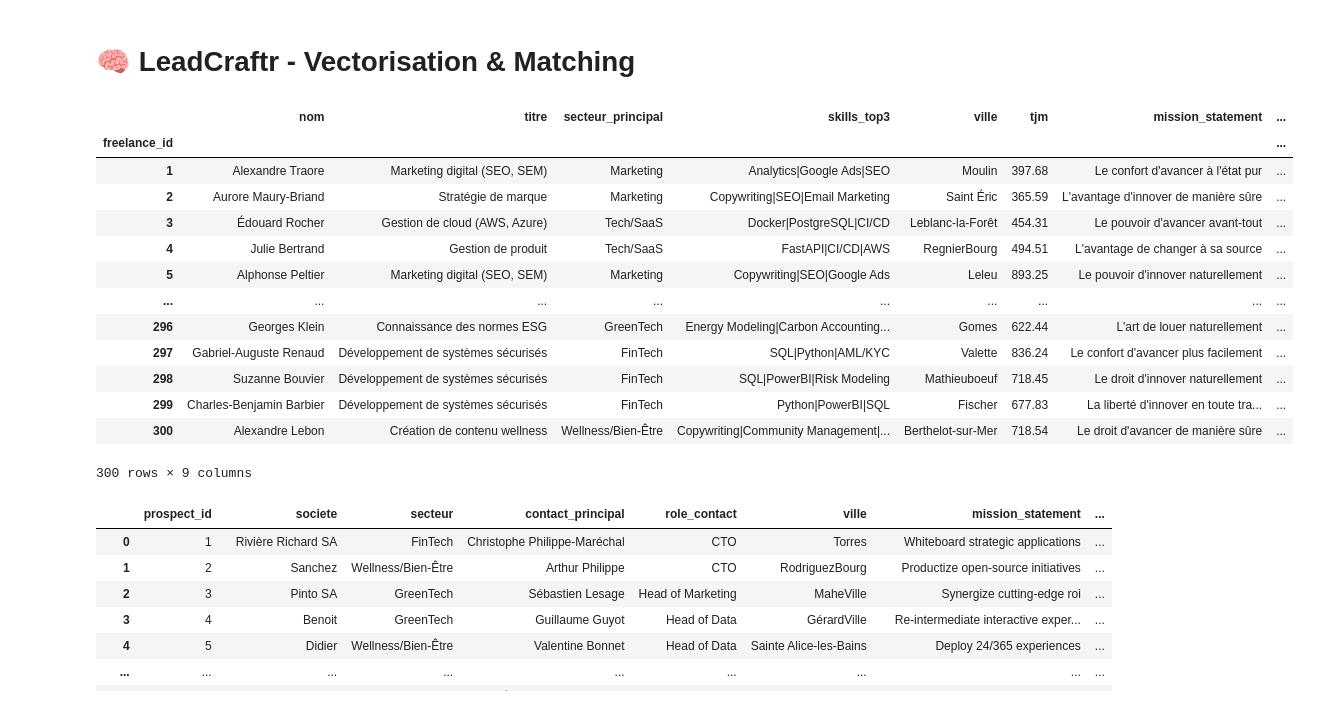
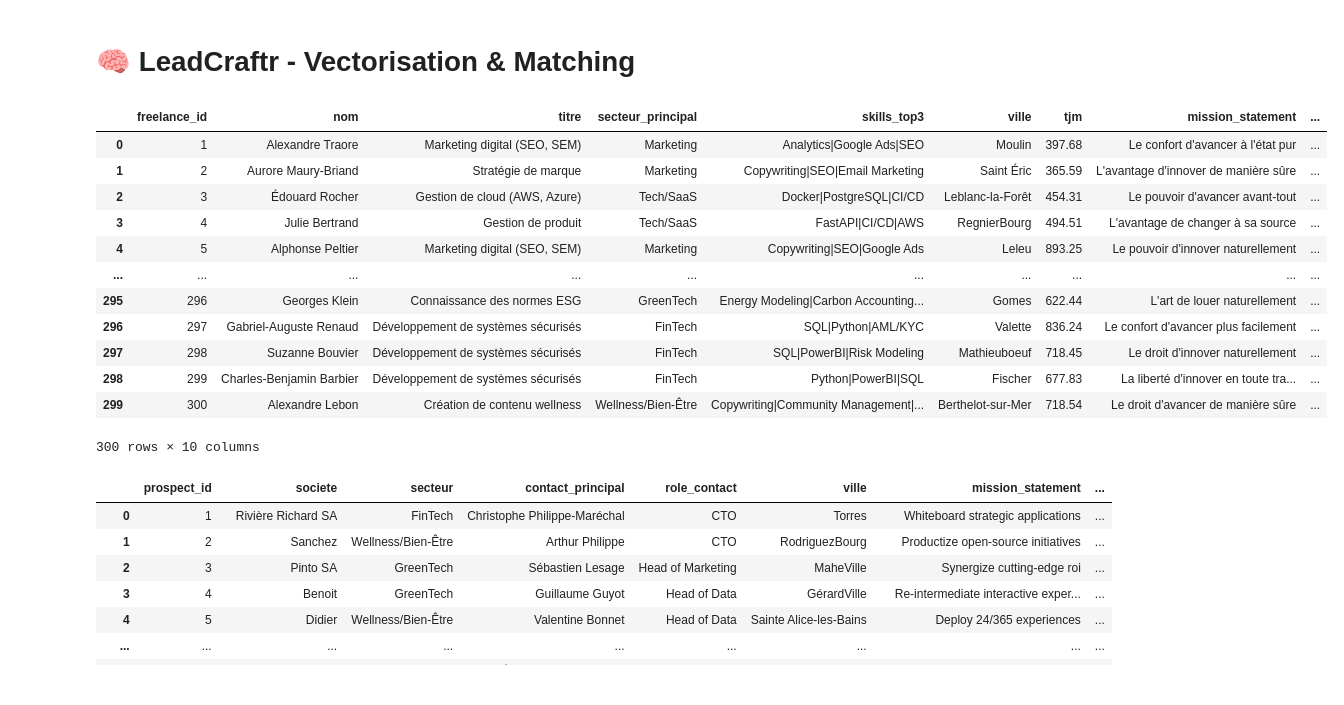
Before and after one commit to KajaLab/leadcraftr_Projet, a Jupyter notebook: notebooks/Synarys_Vectorizer.ipynb, the cells around one changed output. Drawn from its saved outputs; the diff is of its cells as text; code cells hidden in the pictures.

```diff
--- a/notebooks/Synarys_Vectorizer.ipynb
+++ b/notebooks/Synarys_Vectorizer.ipynb
@@ -7,24 +7,23 @@ import numpy as np
 from sklearn.feature_extraction.text import TfidfVectorizer
 from sklearn.metrics.pairwise import cosine_similarity
 # %%
-freelance_df = pd.read_csv('../generate_datasets/freelances_dataset.csv', index_col='freelance_id')
-prospect_df = pd.read_csv('../generate_datasets/prospects_dataset.csv', index_col='freelance_id')
+freelance_df = pd.read_csv('../generate_datasets/freelances_dataset.csv', index_col='freelance_id').reset_index()
+prospect_df = pd.read_csv('../generate_datasets/prospects_dataset.csv', index_col='prospect_id').reset_index()
 freelance_df
 # %% [output]
-|  | nom | titre | secteur_principal | skills_top3 | ville | tjm | mission_statement | ... |
-| freelance_id |  |  |  |  |  |  |  | ... |
-| 1 | Alexandre Traore | Marketing digital (SEO, SEM) | Marketing | Analytics|Google Ads|SEO | Moulin | 397.68 | Le confort d'avancer à l'état pur | ... |
-| 2 | Aurore Maury-Briand | Stratégie de marque | Marketing | Copywriting|SEO|Email Marketing | Saint Éric | 365.59 | L'avantage d'innover de manière sûre | ... |
-| 3 | Édouard Rocher | Gestion de cloud (AWS, Azure) | Tech/SaaS | Docker|PostgreSQL|CI/CD | Leblanc-la-Forêt | 454.31 | Le pouvoir d'avancer avant-tout | ... |
-| 4 | Julie Bertrand | Gestion de produit | Tech/SaaS | FastAPI|CI/CD|AWS | RegnierBourg | 494.51 | L'avantage de changer à sa source | ... |
-| 5 | Alphonse Peltier | Marketing digital (SEO, SEM) | Marketing | Copywriting|SEO|Google Ads | Leleu | 893.25 | Le pouvoir d'innover naturellement | ... |
-| ... | ... | ... | ... | ... | ... | ... | ... | ... |
-| 296 | Georges Klein | Connaissance des normes ESG | GreenTech | Energy Modeling|Carbon Accounting... | Gomes | 622.44 | L'art de louer naturellement | ... |
-| 297 | Gabriel-Auguste Renaud | Développement de systèmes sécurisés | FinTech | SQL|Python|AML/KYC | Valette | 836.24 | Le confort d'avancer plus facilement | ... |
-| 298 | Suzanne Bouvier | Développement de systèmes sécurisés | FinTech | SQL|PowerBI|Risk Modeling | Mathieuboeuf | 718.45 | Le droit d'innover naturellement | ... |
-| 299 | Charles-Benjamin Barbier | Développement de systèmes sécurisés | FinTech | Python|PowerBI|SQL | Fischer | 677.83 | La liberté d'innover en toute tra... | ... |
-| 300 | Alexandre Lebon | Création de contenu wellness | Wellness/Bien-Être | Copywriting|Community Management|... | Berthelot-sur-Mer | 718.54 | Le droit d'avancer de manière sûre | ... |
+|  | freelance_id | nom | titre | secteur_principal | skills_top3 | ville | tjm | mission_statement | ... |
+| 0 | 1 | Alexandre Traore | Marketing digital (SEO, SEM) | Marketing | Analytics|Google Ads|SEO | Moulin | 397.68 | Le confort d'avancer à l'état pur | ... |
+| 1 | 2 | Aurore Maury-Briand | Stratégie de marque | Marketing | Copywriting|SEO|Email Marketing | Saint Éric | 365.59 | L'avantage d'innover de manière sûre | ... |
+| 2 | 3 | Édouard Rocher | Gestion de cloud (AWS, Azure) | Tech/SaaS | Docker|PostgreSQL|CI/CD | Leblanc-la-Forêt | 454.31 | Le pouvoir d'avancer avant-tout | ... |
+| 3 | 4 | Julie Bertrand | Gestion de produit | Tech/SaaS | FastAPI|CI/CD|AWS | RegnierBourg | 494.51 | L'avantage de changer à sa source | ... |
+| 4 | 5 | Alphonse Peltier | Marketing digital (SEO, SEM) | Marketing | Copywriting|SEO|Google Ads | Leleu | 893.25 | Le pouvoir d'innover naturellement | ... |
+| ... | ... | ... | ... | ... | ... | ... | ... | ... | ... |
+| 295 | 296 | Georges Klein | Connaissance des normes ESG | GreenTech | Energy Modeling|Carbon Accounting... | Gomes | 622.44 | L'art de louer naturellement | ... |
+| 296 | 297 | Gabriel-Auguste Renaud | Développement de systèmes sécurisés | FinTech | SQL|Python|AML/KYC | Valette | 836.24 | Le confort d'avancer plus facilement | ... |
+| 297 | 298 | Suzanne Bouvier | Développement de systèmes sécurisés | FinTech | SQL|PowerBI|Risk Modeling | Mathieuboeuf | 718.45 | Le droit d'innover naturellement | ... |
+| 298 | 299 | Charles-Benjamin Barbier | Développement de systèmes sécurisés | FinTech | Python|PowerBI|SQL | Fischer | 677.83 | La liberté d'innover en toute tra... | ... |
+| 299 | 300 | Alexandre Lebon | Création de contenu wellness | Wellness/Bien-Être | Copywriting|Community Management|... | Berthelot-sur-Mer | 718.54 | Le droit d'avancer de manière sûre | ... |
-300 rows × 9 columns
+300 rows × 10 columns
 # %%
 prospect_df
 # %% [output]
```
Also changed, not shown: parts of 3 cells of this notebook, 2 other files.
